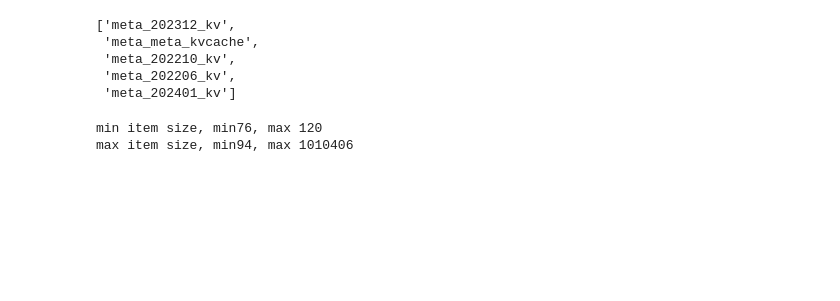
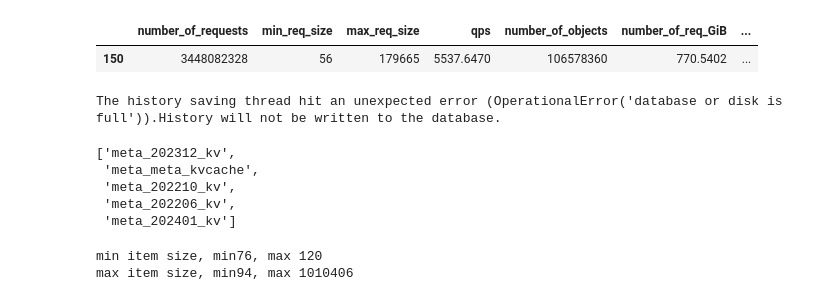
Before and after one commit to hazelnut-99/thesis-playground, a Jupyter notebook: paper-exp/trace_info.ipynb, the cells around one changed output. Drawn from its saved outputs; the diff is of its cells as text; code cells hidden in the pictures; blank space fills up the shorter version.

```diff
--- a/paper-exp/trace_info.ipynb
+++ b/paper-exp/trace_info.ipynb
@@ -40,3 +165,9 @@ df['wss'] = df['number_of_obj_GiB'] + (df['number_of_objects'] * (20 + 32) / (10
+# %%
+df[df['trace_name'] == 'twitter_cluster4']
+# %% [output]
+|  | number_of_requests | min_req_size | max_req_size | qps | number_of_objects | number_of_req_GiB | ... |
+| 150 | 3448082328 | 56 | 179665 | 5537.6470 | 106578360 | 770.5402 | ... |
+The history saving thread hit an unexpected error (OperationalError('database or disk is full')).History will not be written to the database.
 # %%
 [v for v in df['trace_name'].values.tolist() if v.startswith("meta")]
 # %% [output]
```
Also changed, not shown: parts of 14 cells of this notebook, 12 other files.
